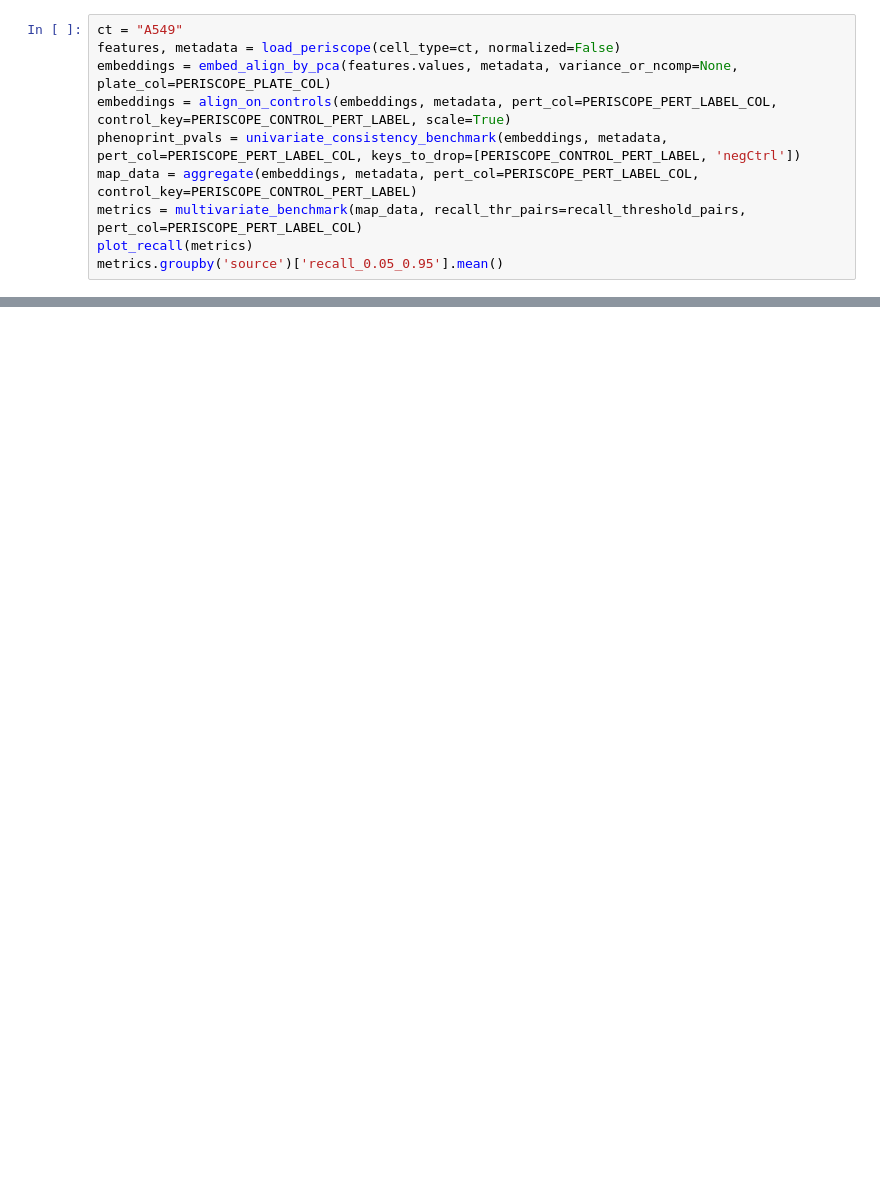
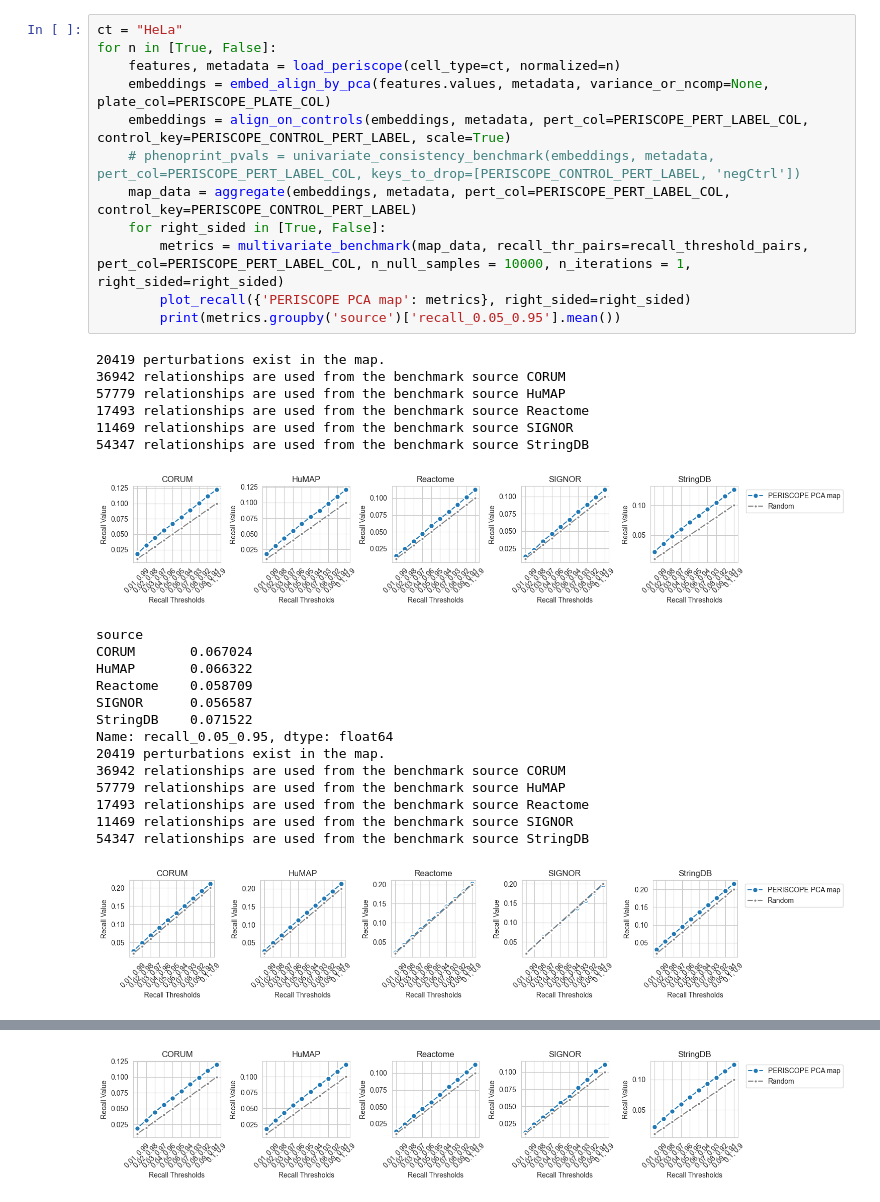
Before and after one commit to recursionpharma/EFAAR_benchmarking, a Jupyter notebook: notebooks/periscope_map_building.ipynb, the cells around one changed output, grey strips where cells are left out. Cells and saved outputs as stored; diff of their text form; blank space fills up the shorter version.

Commit message:
add right-sided benchmarks for periscope (#32)

```diff
--- a/notebooks/periscope_map_building.ipynb
+++ b/notebooks/periscope_map_building.ipynb
@@ -19,10 +21,34 @@ print(recall_threshold_pairs)
 # %%
-ct = "A549"
-features, metadata = load_periscope(cell_type=ct, normalized=False)
-embeddings = embed_align_by_pca(features.values, metadata, variance_or_ncomp=None, plate_col=PERISCOPE_PLATE_COL)
-embeddings = align_on_controls(embeddings, metadata, pert_col=PERISCOPE_PERT_LABEL_COL, control_key=PERISCOPE_CONTROL_PERT_LABEL, scale=True)
-phenoprint_pvals = univariate_consistency_benchmark(embeddings, metadata, pert_col=PERISCOPE_PERT_LABEL_COL, keys_to_drop=[PERISCOPE_CONTROL_PERT_LABEL, 'negCtrl'])
-map_data = aggregate(embeddings, metadata, pert_col=PERISCOPE_PERT_LABEL_COL, control_key=PERISCOPE_CONTROL_PERT_LABEL)
-metrics = multivariate_benchmark(map_data, recall_thr_pairs=recall_threshold_pairs, pert_col=PERISCOPE_PERT_LABEL_COL)
-plot_recall(metrics)
-metrics.groupby('source')['recall_0.05_0.95'].mean()
+ct = "HeLa"
+for n in [True, False]:
+    features, metadata = load_periscope(cell_type=ct, normalized=n)
+    embeddings = embed_align_by_pca(features.values, metadata, variance_or_ncomp=None, plate_col=PERISCOPE_PLATE_COL)
+    embeddings = align_on_controls(embeddings, metadata, pert_col=PERISCOPE_PERT_LABEL_COL, control_key=PERISCOPE_CONTROL_PERT_LABEL, scale=True)
+    # phenoprint_pvals = univariate_consistency_benchmark(embeddings, metadata, pert_col=PERISCOPE_PERT_LABEL_COL, keys_to_drop=[PERISCOPE_CONTROL_PERT_LABEL, 'negCtrl'])
+    map_data = aggregate(embeddings, metadata, pert_col=PERISCOPE_PERT_LABEL_COL, control_key=PERISCOPE_CONTROL_PERT_LABEL)
+    for right_sided in [True, False]:
+        metrics = multivariate_benchmark(map_data, recall_thr_pairs=recall_threshold_pairs, pert_col=PERISCOPE_PERT_LABEL_COL, n_null_samples = 10000, n_iterations = 1, right_sided=right_sided)
+        plot_recall({'PERISCOPE PCA map': metrics}, right_sided=right_sided)
+        print(metrics.groupby('source')['recall_0.05_0.95'].mean())
+# %% [output]
+20419 perturbations exist in the map.
+36942 relationships are used from the benchmark source CORUM
+57779 relationships are used from the benchmark source HuMAP
+17493 relationships are used from the benchmark source Reactome
+11469 relationships are used from the benchmark source SIGNOR
+54347 relationships are used from the benchmark source StringDB
+[figure, added]
+source
+CORUM       0.067024
+HuMAP       0.066322
+Reactome    0.058709
+SIGNOR      0.056587
+StringDB    0.071522
+Name: recall_0.05_0.95, dtype: float64
+20419 perturbations exist in the map.
+36942 relationships are used from the benchmark source CORUM
+57779 relationships are used from the benchmark source HuMAP
+17493 relationships are used from the benchmark source Reactome
+11469 relationships are used from the benchmark source SIGNOR
+54347 relationships are used from the benchmark source StringDB
+[figure, added]
@@ -28,0 +68 @@ metrics.groupby('source')['recall_0.05_0.95'].mean()
+[figure, added]
```
Also changed, not shown: parts of 2 cells of this notebook, 2 other files.
